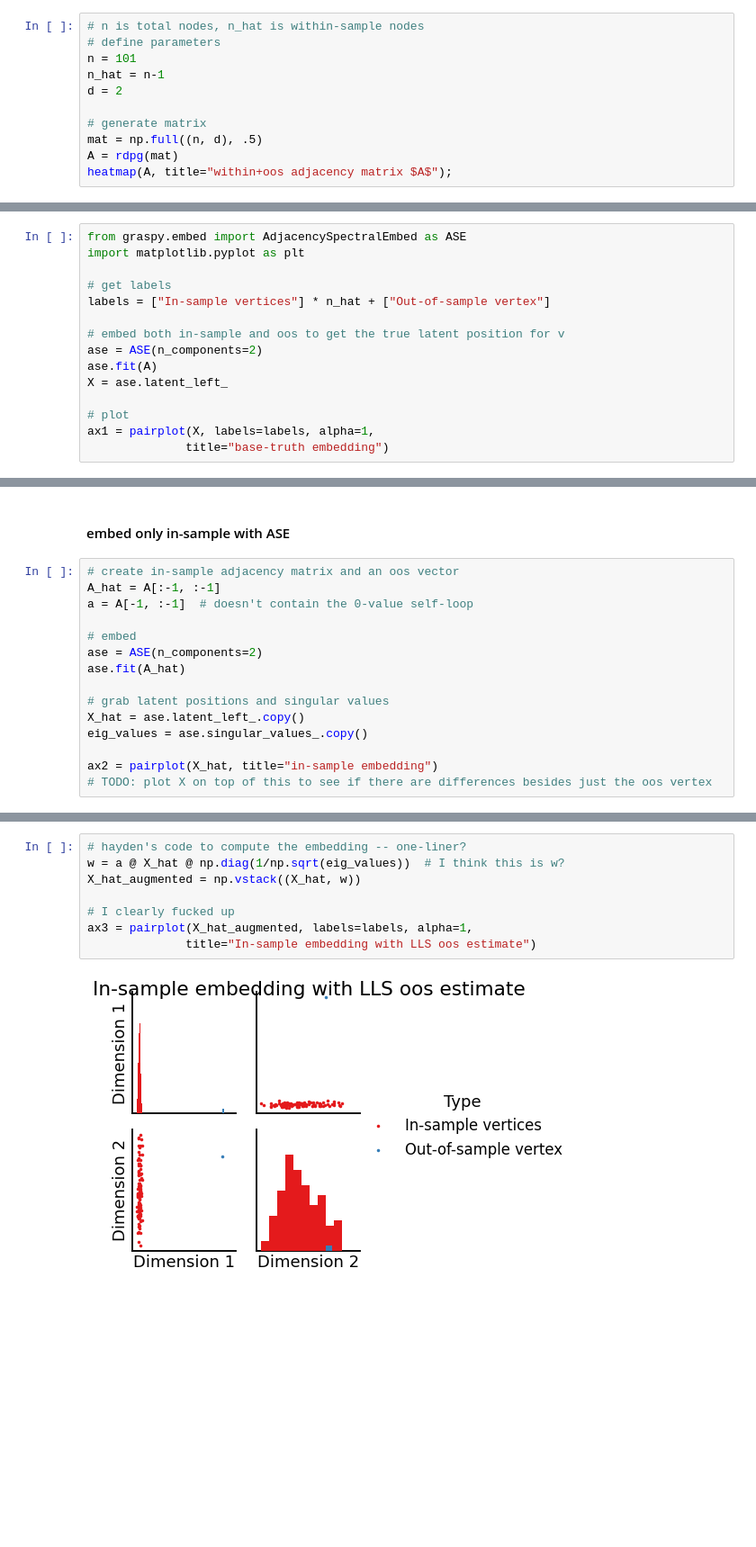
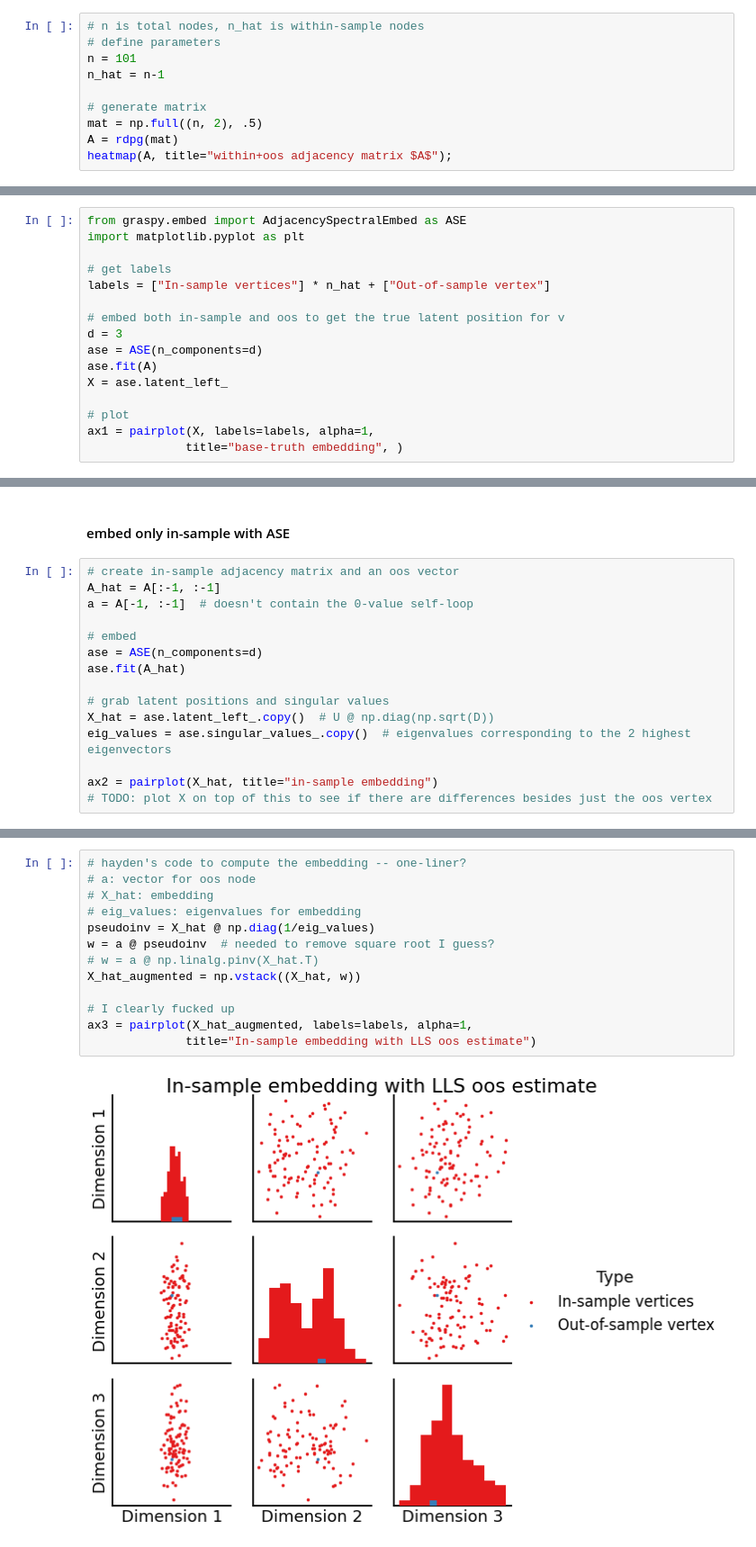
Before and after one commit to loftusa/graspy-personal, a Jupyter notebook: notebooks/ASE_and_oos.ipynb, the cells around one changed output, grey strips where cells are left out. Shown at 90% size. Drawn from its saved outputs; the diff is of its cells as text; blank space fills up the shorter version.

```diff
--- a/notebooks/ASE_and_oos.ipynb
+++ b/notebooks/ASE_and_oos.ipynb
@@ -13,10 +13,9 @@ Create some augmented graph $A$, which is the adjacency matrix of $\hat{G} = ([n
 # define parameters
 n = 101
 n_hat = n-1
-d = 2
 
 # generate matrix
-mat = np.full((n, d), .5)
+mat = np.full((n, 2), .5)
 A = rdpg(mat)
 heatmap(A, title="within+oos adjacency matrix $A$");
 # %% [output]
@@ -35,11 +42,12 @@ import matplotlib.pyplot as plt
 labels = ["In-sample vertices"] * n_hat + ["Out-of-sample vertex"]
 
 # embed both in-sample and oos to get the true latent position for v
-ase = ASE(n_components=2)
+d = 3
+ase = ASE(n_components=d)
 ase.fit(A)
 X = ase.latent_left_
 
 # plot
 ax1 = pairplot(X, labels=labels, alpha=1,
-              title="base-truth embedding")
+              title="base-truth embedding", )
 # %% [output]
@@ -62,12 +74,12 @@ A_hat = A[:-1, :-1]
 a = A[-1, :-1]  # doesn't contain the 0-value self-loop
 
 # embed
-ase = ASE(n_components=2)
+ase = ASE(n_components=d)
 ase.fit(A_hat)
 
 # grab latent positions and singular values
-X_hat = ase.latent_left_.copy()
-eig_values = ase.singular_values_.copy()
+X_hat = ase.latent_left_.copy()  # U @ np.diag(np.sqrt(D))
+eig_values = ase.singular_values_.copy()  # eigenvalues corresponding to the 2 highest eigenvectors
 
 ax2 = pairplot(X_hat, title="in-sample embedding")
 # TODO: plot X on top of this to see if there are differences besides just the oos vertex
@@ -80,10 +115,15 @@ $\min{w\in R^d}\sum_{i=1}^n (a_i-\hat{X}_i^Tw)^2$
 # %%
 # hayden's code to compute the embedding -- one-liner?
-w = a @ X_hat @ np.diag(1/np.sqrt(eig_values))  # I think this is w?
+# a: vector for oos node
+# X_hat: embedding
+# eig_values: eigenvalues for embedding
+pseudoinv = X_hat @ np.diag(1/eig_values)
+w = a @ pseudoinv  # needed to remove square root I guess?
+# w = a @ np.linalg.pinv(X_hat.T)
 X_hat_augmented = np.vstack((X_hat, w))
 
 # I clearly fucked up
 ax3 = pairplot(X_hat_augmented, labels=labels, alpha=1,
               title="In-sample embedding with LLS oos estimate")
 # %% [output]
-[figure, old version]
+[figure, new version]
```
Also changed, not shown: parts of 15 cells of this notebook, 5 other files.
